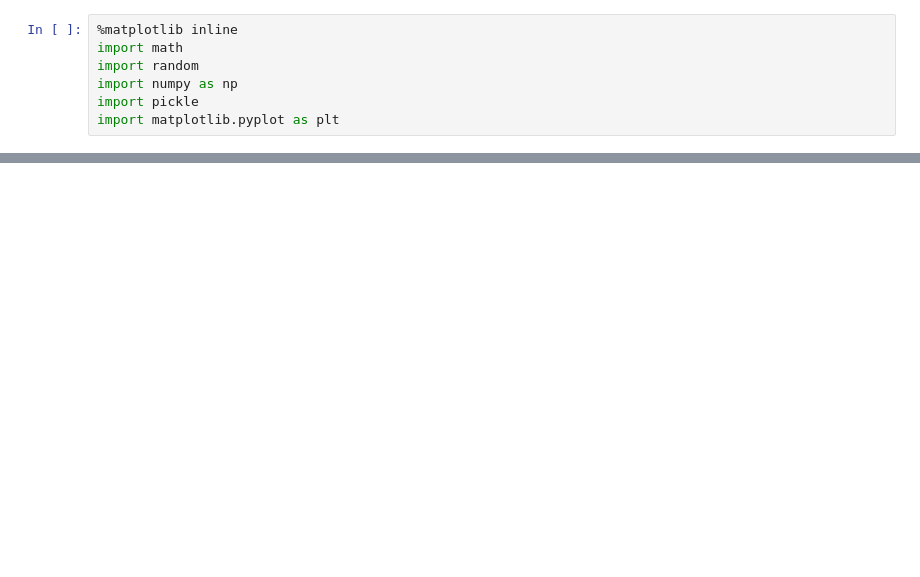
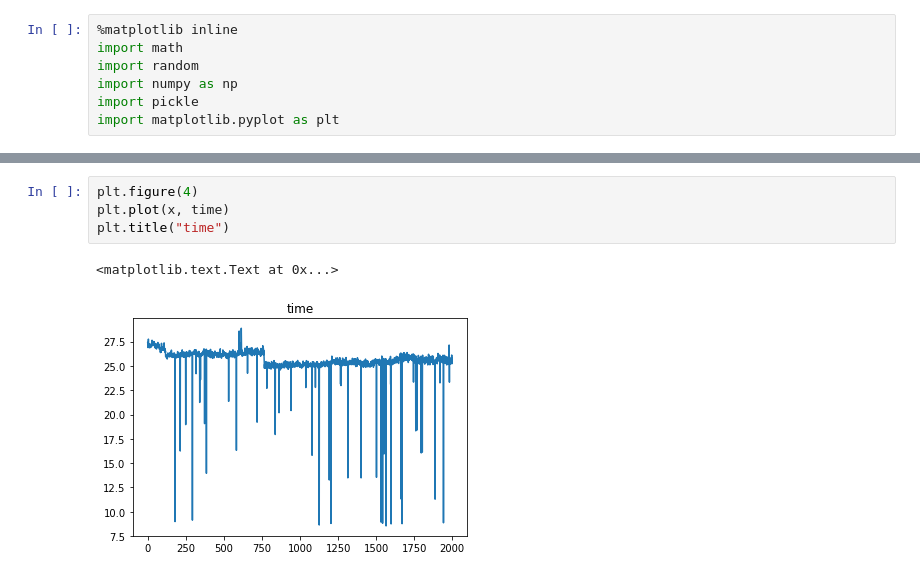
Before and after one commit to weihaosky/robot-manipulation-DRL, a Jupyter notebook: scripts/plot_record.ipynb, the cells around one changed output, grey strips where cells are left out. Saved outputs shown, nothing was run; the diff lists cells and outputs as text; blank space fills up the shorter version.

```diff
--- a/scripts/plot_record.ipynb
+++ b/scripts/plot_record.ipynb
@@ -46,0 +57,7 @@ plt.title("w")
+# %%
+plt.figure(4)
+plt.plot(x, time)
+plt.title("time")
+# %% [output]
+<matplotlib.text.Text at 0x...>
+[figure, added]
```
Also changed, not shown: parts of 5 cells of this notebook.
